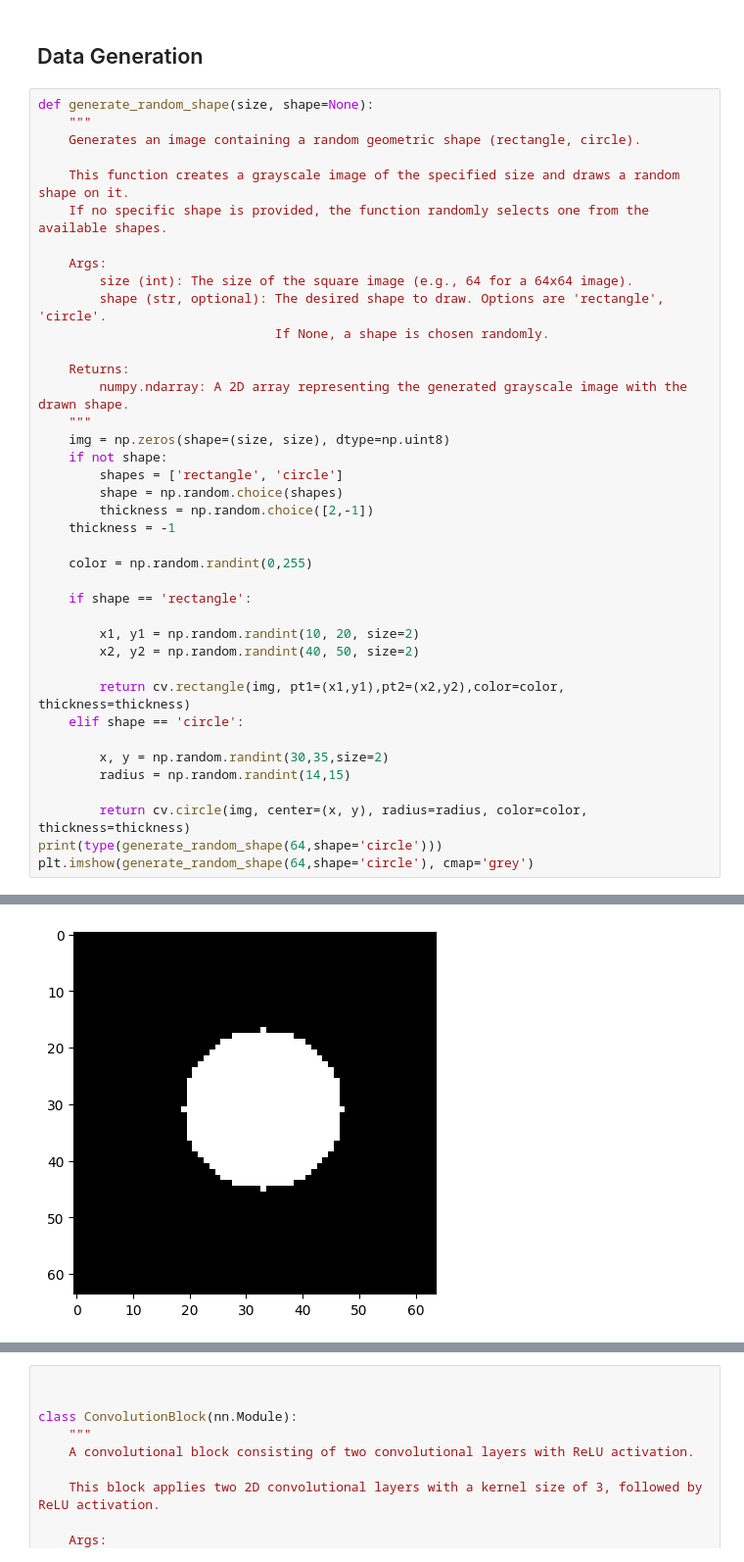
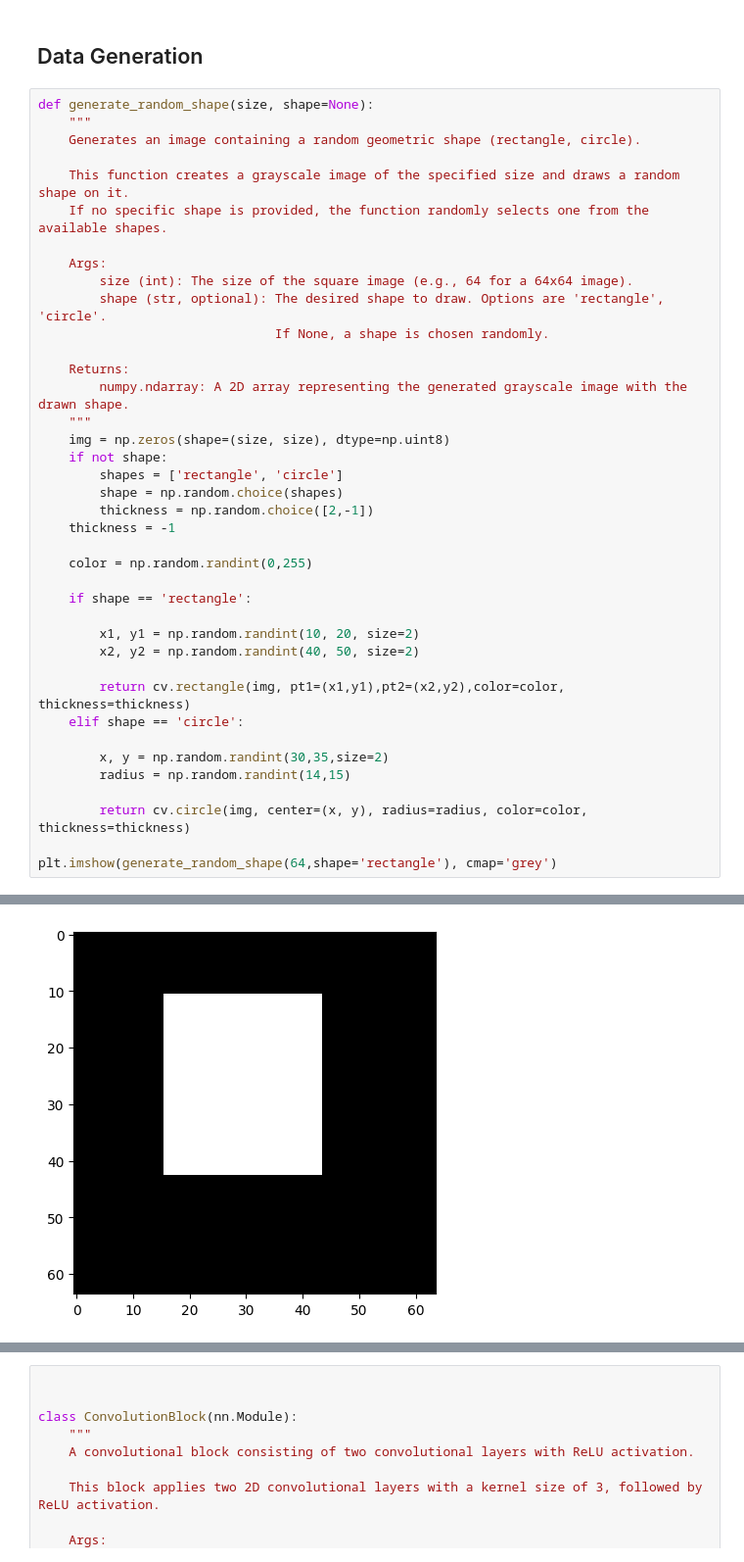
Before and after one commit to maruand/Basic-Diffusion-Model-Demo, a Jupyter notebook: diffusion_patterns.ipynb, the cells around one changed output, grey strips where cells are left out. Shown at 98% size. Saved outputs shown, nothing was run; the diff lists cells and outputs as text.

```diff
--- a/diffusion_patterns.ipynb
+++ b/diffusion_patterns.ipynb
@@ -58,6 +58,6 @@ def generate_random_shape(size, shape=None):
         radius = np.random.randint(14,15)
 
         return cv.circle(img, center=(x, y), radius=radius, color=color, thickness=thickness)
-print(type(generate_random_shape(64,shape='circle')))
-plt.imshow(generate_random_shape(64,shape='circle'), cmap='grey')
+
+plt.imshow(generate_random_shape(64,shape='rectangle'), cmap='grey')
 # %% [output]
@@ -66 +65 @@ plt.imshow(generate_random_shape(64,shape='circle'), cmap='grey')
-[figure, old version]
+[figure, new version]
```
Also changed, not shown: parts of 17 cells of this notebook.
